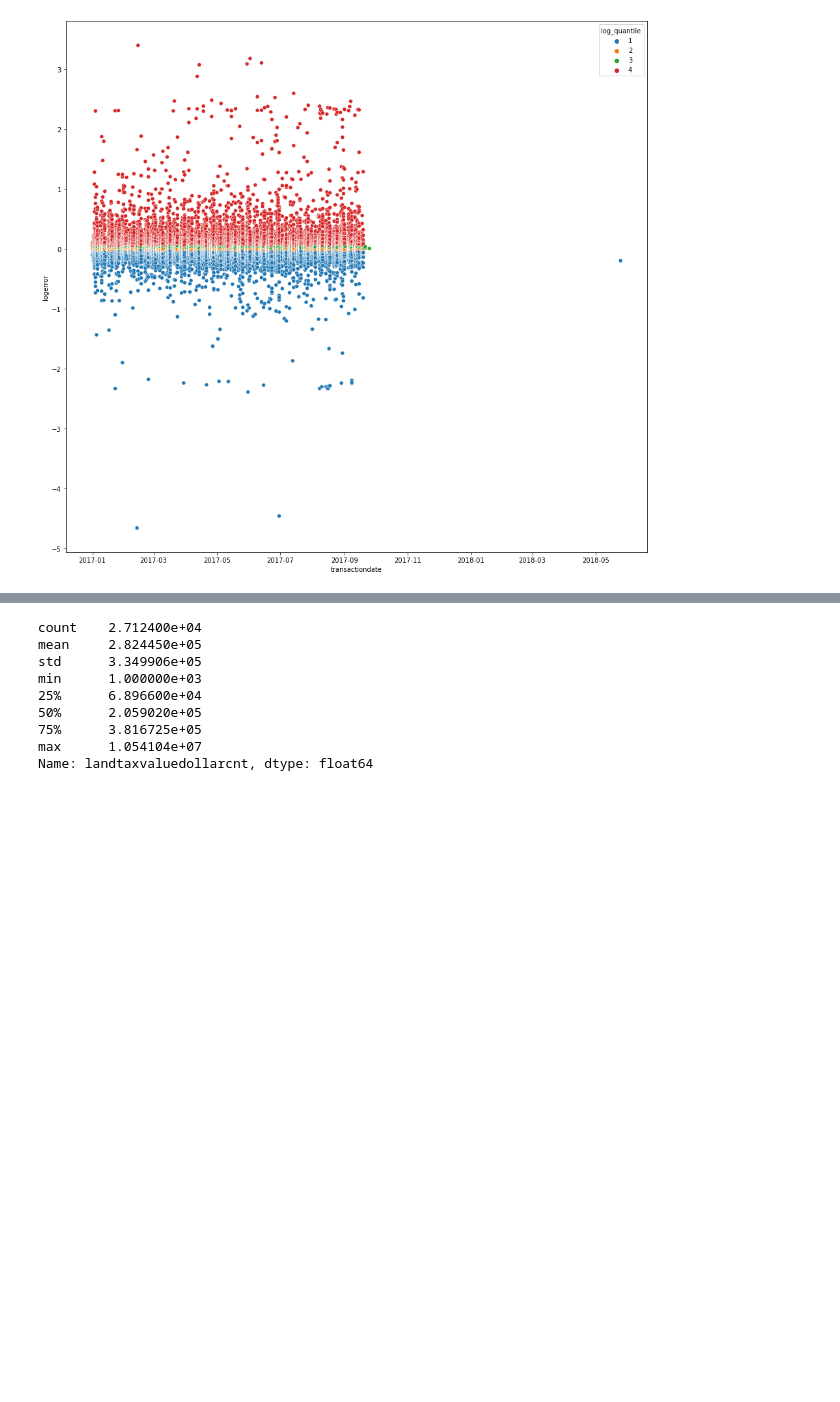
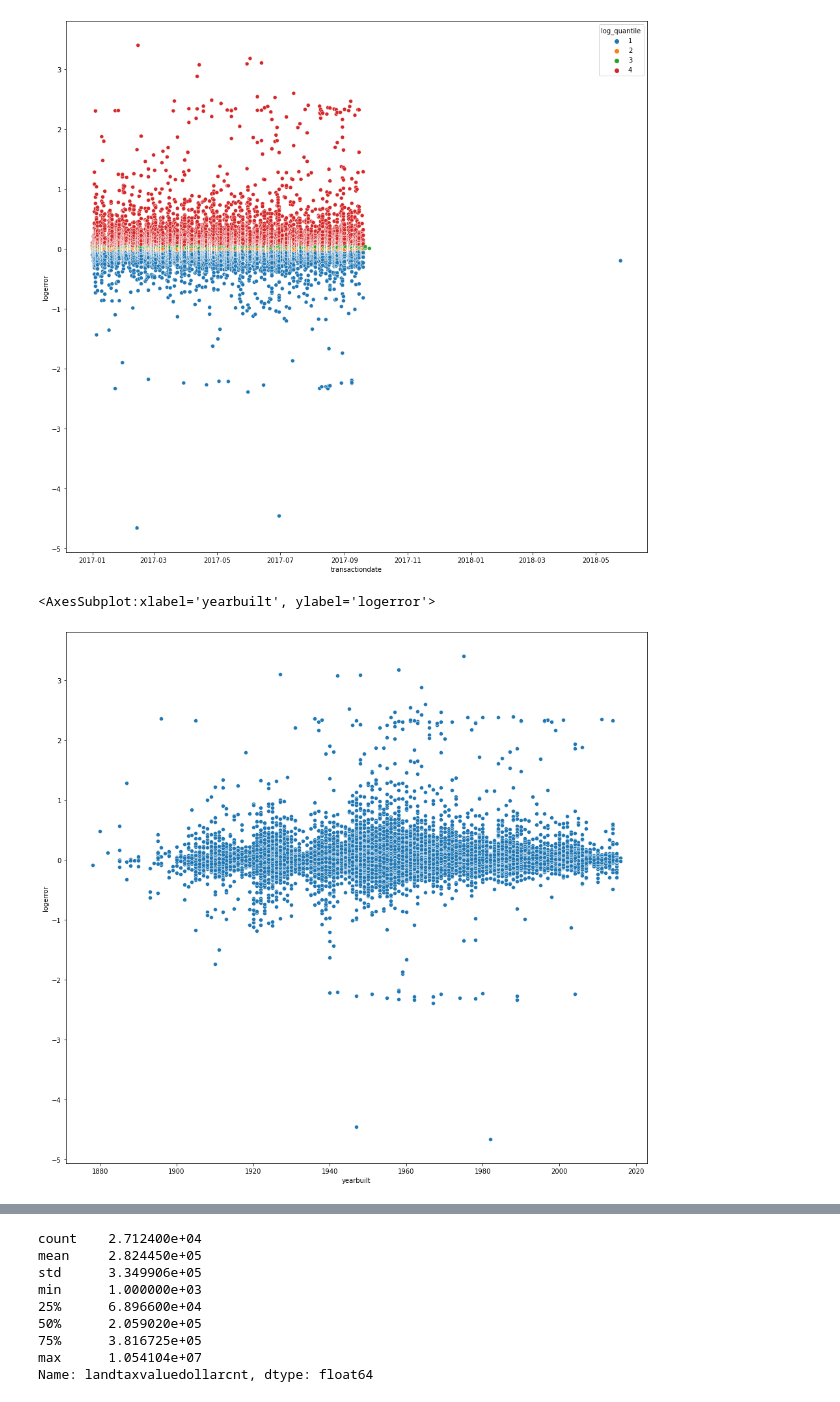
Before and after one commit to albertopuentes/Clustering-Project---Tale-of-Two-Cities, a Jupyter notebook: clustering_notebook.ipynb, the cells around one changed output, grey strips where cells are left out. Drawn from its saved outputs; the diff is of its cells as text; code cells hidden in the pictures; blank space fills up the shorter version.

```diff
--- a/clustering_notebook.ipynb
+++ b/clustering_notebook.ipynb
@@ -263,6 +329,12 @@ sns.scatterplot(data=df2, x=df2.transactiondate, y=df2.logerror, hue=df2.log_qua
 # %% [output]
 <AxesSubplot:xlabel='transactiondate', ylabel='logerror'>
 [figure]
+# %%
+plt.figure(figsize=(16, 15))
+sns.scatterplot(data=df2, x=df2.yearbuilt, y=df2.logerror)
+# %% [output]
+<AxesSubplot:xlabel='yearbuilt', ylabel='logerror'>
+[figure, added]
 # %%
 # Assign X to X_train for simplicity
 X = X_train
```
Also changed, not shown: parts of 27 cells of this notebook.
